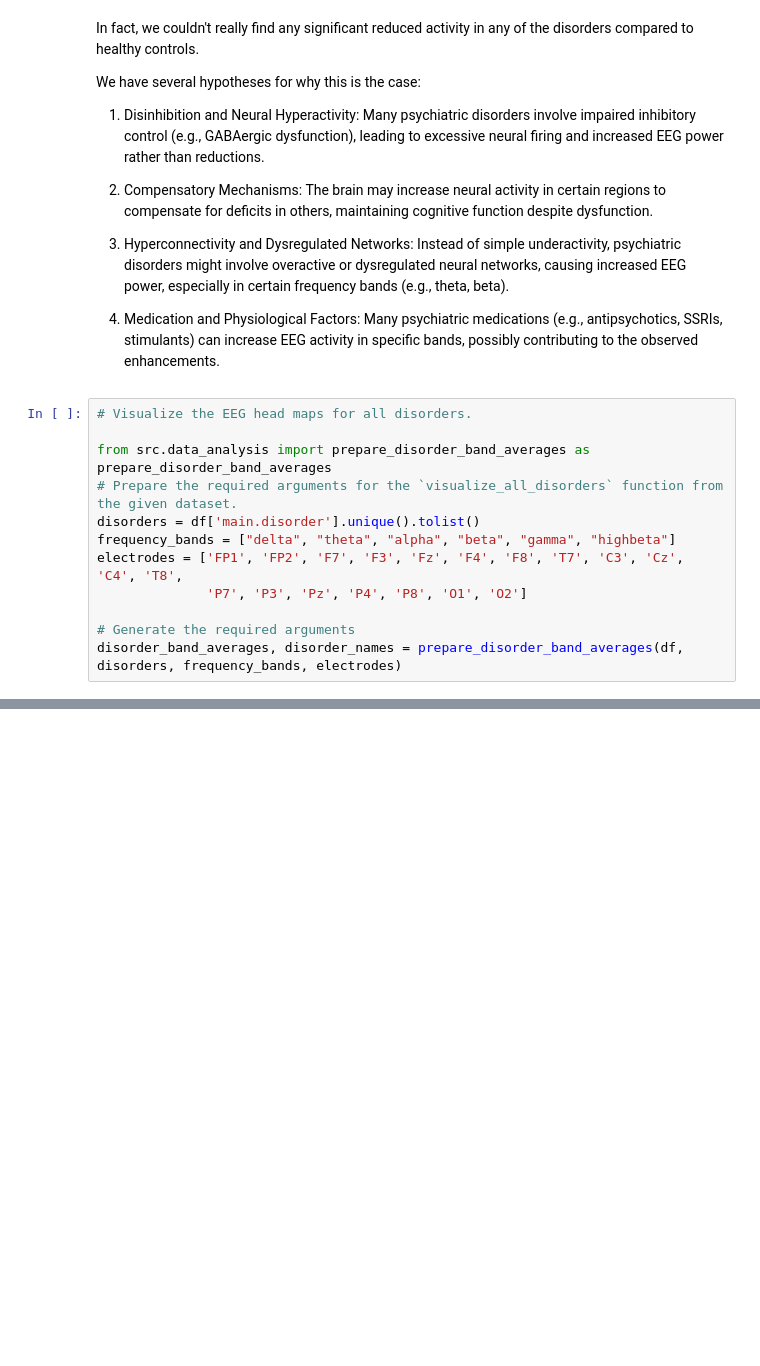
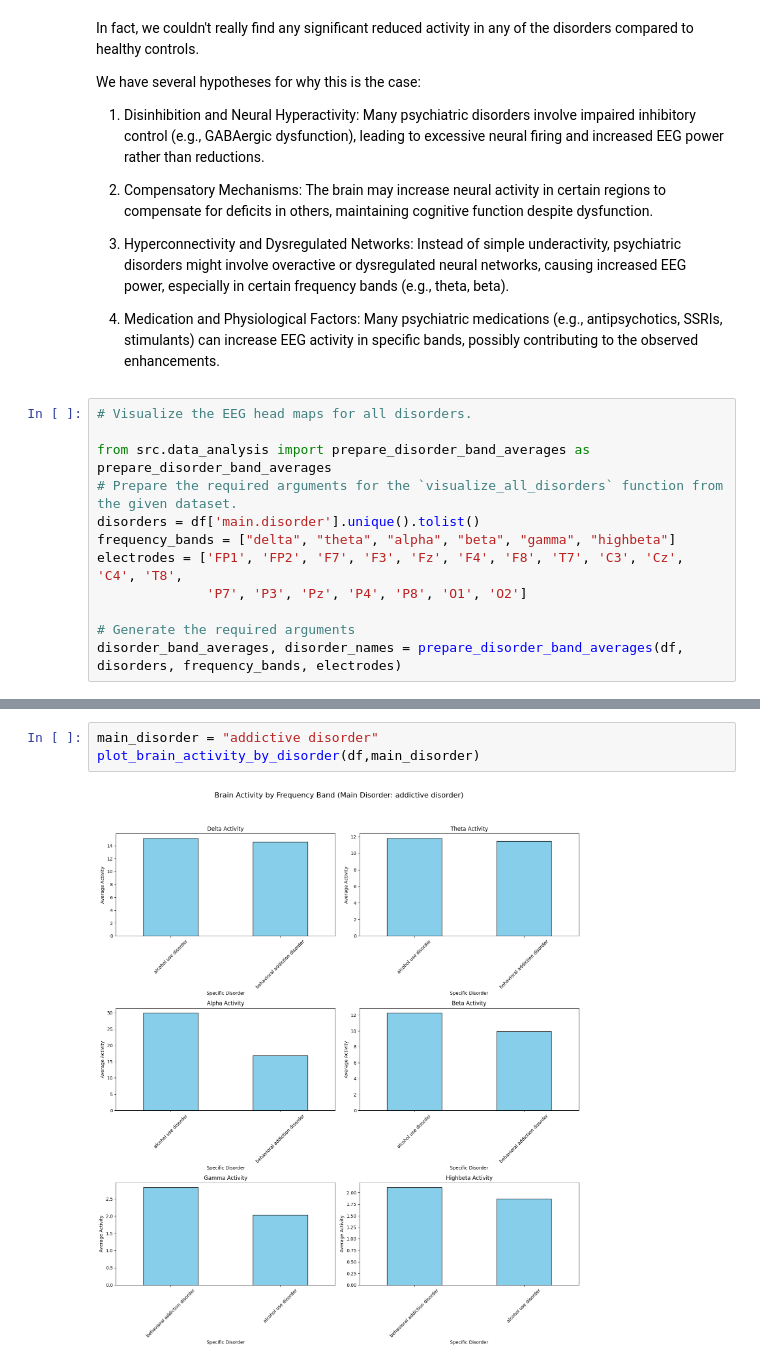
Before and after one commit to ohadgonen/python_final_project, a Jupyter notebook: main.ipynb, the cells around one changed output, grey strips where cells are left out. Drawn from its saved outputs; the diff is of its cells as text; blank space fills up the shorter version.

```diff
--- a/main.ipynb
+++ b/main.ipynb
@@ -241,0 +263,5 @@ ValueError: Both `disorder_band_averages` and `disorder_names` must contain 7 el
+# %%
+main_disorder = "addictive disorder"
+plot_brain_activity_by_disorder(df,main_disorder)
+# %% [output]
+[figure, added]
```
Also changed, not shown: parts of 15 cells of this notebook, 2 other files.
